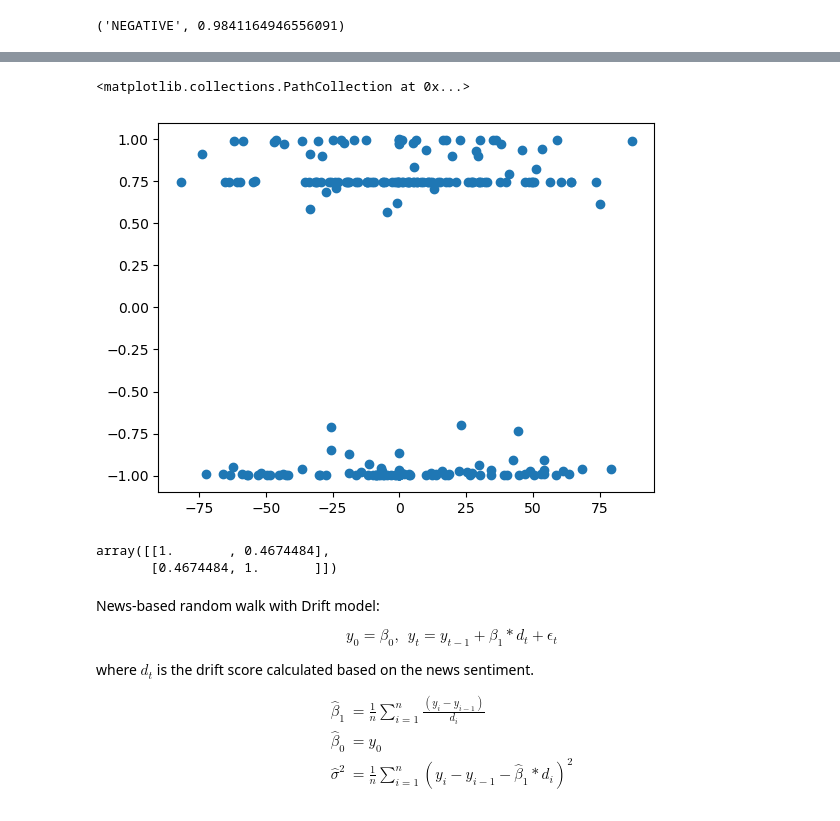
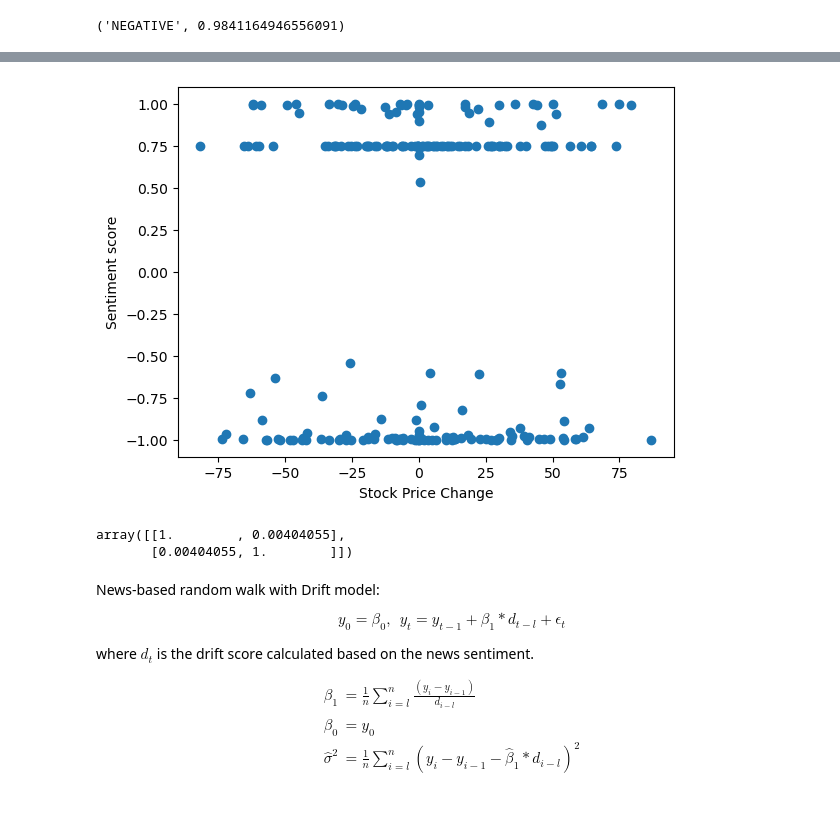
Before and after one commit to nasheydari/NSPP-News-Based-Stock-Price-Prediction, a Jupyter notebook: Positive_Tag.ipynb, the cells around one changed output, grey strips where cells are left out. Saved outputs shown, nothing was run; the diff lists cells and outputs as text; code cells hidden in the pictures.

```diff
--- a/Positive_Tag.ipynb
+++ b/Positive_Tag.ipynb
@@ -429,28 +446,30 @@ df_val_t['drift_head']=df_val_t[['head sentiment', 'head sentiment_score']].appl
 df_train_t['drift_head']=df_train_t[['head sentiment', 'head sentiment_score']].apply(lambda x: get_drift_head(x), axis=1)
 
 df_test_t['drift_head']=df_test_t[['head sentiment', 'head sentiment_score']].apply(lambda x: get_drift_head(x), axis=1)
-# %%
-plt.scatter(df_train_t['Diff'], df_train_t['drift_head'])
-# %% [output]
-<matplotlib.collections.PathCollection at 0x...>
-[figure, removed]
+# %%
+plt.scatter(df_train_t['Diff'], df_train_t['drift'])
+plt.ylabel('Sentiment score')
+plt.xlabel('Stock Price Change')
+plt.savefig('sentiment_vs_stock.png')
+# %% [output]
+[figure, added]
 # %%
-np.corrcoef(df_train_t['drift'], df_train_t['drift_head'])
+np.corrcoef(df_train_t['drift'][:-3], df_train_t['Diff'][3:])
 # %% [output]
-array([[1.       , 0.4674484],
-       [0.4674484, 1.       ]])
+array([[1.        , 0.00404055],
+       [0.00404055, 1.        ]])
 # %% [markdown]
 News-based random walk with Drift model:
 
-$$y_0=\beta_0, \ \ y_t=y_{t-1}+\beta_1*d_t+\epsilon_t$$
+$$y_0=\beta_0, \ \ y_t=y_{t-1}+\beta_1*d_{t-l}+\epsilon_t$$
 
 where $d_t$ is the drift score calculated based on the news sentiment.
 
 $$
 \begin{align*}
-\hat{\beta}_1 &= \frac{1}{n}\sum_{i=1}^n \frac{(y_i - y_{i-1})}{d_i} \\
+\hat{\beta}_1 &= \frac{1}{n}\sum_{i=l}^n \frac{(y_i - y_{i-1})}{d_{i-l}} \\
 \hat{\beta}_0 &= y_0\\
-\hat{\sigma}^2 &= \frac{1}{n}\sum_{i=1}^n (y_i - y_{i-1} - \hat{\beta}_1*d_i)^2
+\hat{\sigma}^2 &= \frac{1}{n}\sum_{i=l}^n (y_i - y_{i-1} - \hat{\beta}_1*d_{i-l})^2
 \end{align*}
 $$
 # %%
```
Also changed, not shown: parts of 17 cells of this notebook, 6 other files.
